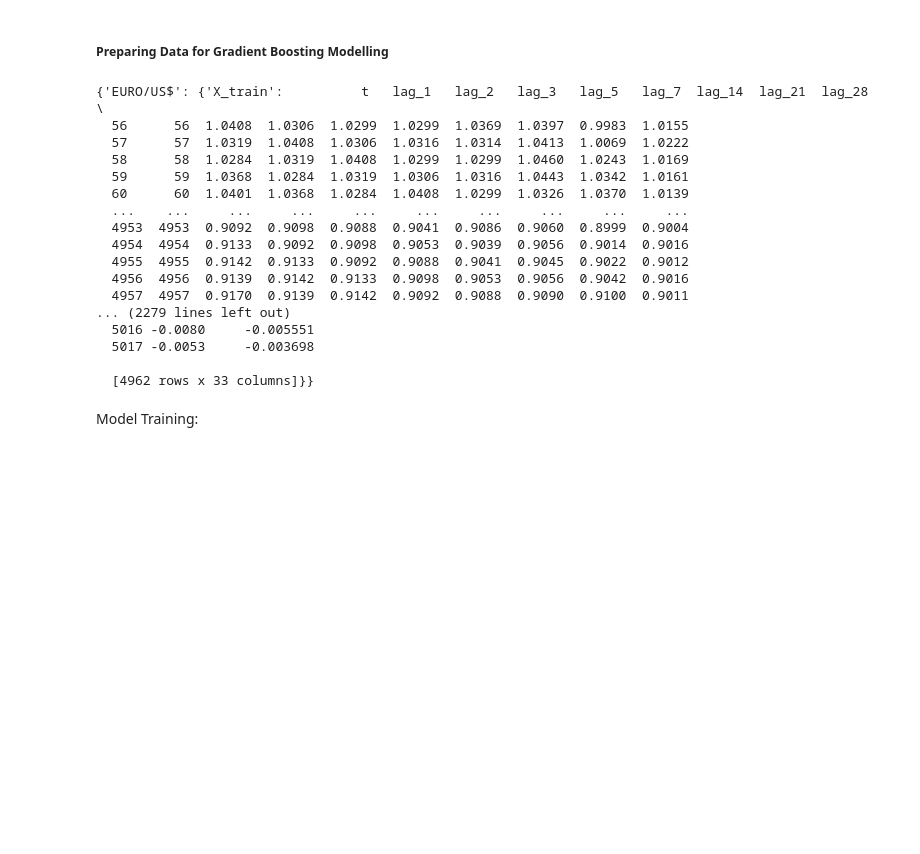
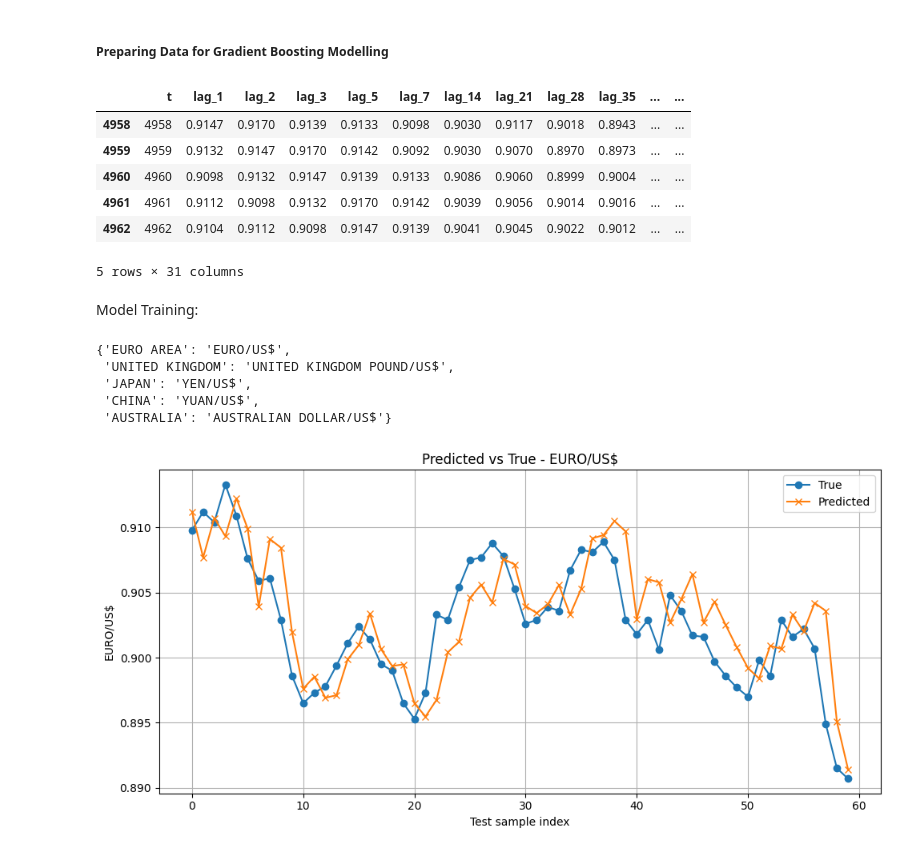
Before and after one commit to cameroncochrane/Forex-Prediction, a Jupyter notebook: 2_analysis_gradient.ipynb, the cells around one changed output. Drawn from its saved outputs; the diff is of its cells as text; code cells hidden in the pictures; blank space fills up the shorter version.

```diff
--- a/2_analysis_gradient.ipynb
+++ b/2_analysis_gradient.ipynb
@@ -200,22 +197,13 @@ def process_all_xgboost(raw_gradient_data):
 # %%
 processed_xgb_data = process_all_xgboost(raw_gradient_data)
 # %%
-processed_xgb_data
+processed_xgb_data['EURO/US$']['X_test'].head()
+# Looks good.
 # %% [output]
+|  | t | lag_1 | lag_2 | lag_3 | lag_5 | lag_7 | lag_14 | lag_21 | lag_28 | lag_35 | ... | ... |
+| 4958 | 4958 | 0.9147 | 0.9170 | 0.9139 | 0.9133 | 0.9098 | 0.9030 | 0.9117 | 0.9018 | 0.8943 | ... | ... |
+| 4959 | 4959 | 0.9132 | 0.9147 | 0.9170 | 0.9142 | 0.9092 | 0.9030 | 0.9070 | 0.8970 | 0.8973 | ... | ... |
+| 4960 | 4960 | 0.9098 | 0.9132 | 0.9147 | 0.9139 | 0.9133 | 0.9086 | 0.9060 | 0.8999 | 0.9004 | ... | ... |
+| 4961 | 4961 | 0.9112 | 0.9098 | 0.9132 | 0.9170 | 0.9142 | 0.9039 | 0.9056 | 0.9014 | 0.9016 | ... | ... |
+| 4962 | 4962 | 0.9104 | 0.9112 | 0.9098 | 0.9147 | 0.9139 | 0.9041 | 0.9045 | 0.9022 | 0.9012 | ... | ... |
-{'EURO/US$': {'X_train':          t   lag_1   lag_2   lag_3   lag_5   lag_7  lag_14  lag_21  lag_28  \
-  56      56  1.0408  1.0306  1.0299  1.0299  1.0369  1.0397  0.9983  1.0155
-  57      57  1.0319  1.0408  1.0306  1.0316  1.0314  1.0413  1.0069  1.0222
-  58      58  1.0284  1.0319  1.0408  1.0299  1.0299  1.0460  1.0243  1.0169
-  59      59  1.0368  1.0284  1.0319  1.0306  1.0316  1.0443  1.0342  1.0161
-  60      60  1.0401  1.0368  1.0284  1.0408  1.0299  1.0326  1.0370  1.0139
-  ...    ...     ...     ...     ...     ...     ...     ...     ...     ...
-  4953  4953  0.9092  0.9098  0.9088  0.9041  0.9086  0.9060  0.8999  0.9004
-  4954  4954  0.9133  0.9092  0.9098  0.9053  0.9039  0.9056  0.9014  0.9016
-  4955  4955  0.9142  0.9133  0.9092  0.9088  0.9041  0.9045  0.9022  0.9012
-  4956  4956  0.9139  0.9142  0.9133  0.9098  0.9053  0.9056  0.9042  0.9016
-  4957  4957  0.9170  0.9139  0.9142  0.9092  0.9088  0.9090  0.9100  0.9011
-... (2279 lines left out)
-  5016 -0.0080     -0.005551
-  5017 -0.0053     -0.003698
-
-  [4962 rows x 33 columns]}}
+5 rows × 31 columns
@@ -234,3 +221,34 @@ test_model = XGBRegressor(
     colsample_bytree=0.8,
     objective="reg:squarederror"
 )
+# %%
+currency_dict
+# %% [output]
+{'EURO AREA': 'EURO/US$',
+ 'UNITED KINGDOM': 'UNITED KINGDOM POUND/US$',
+ 'JAPAN': 'YEN/US$',
+ 'CHINA': 'YUAN/US$',
+ 'AUSTRALIA': 'AUSTRALIAN DOLLAR/US$'}
+# %%
+# Fit the model on the training data
+euro_model = test_model.fit(processed_xgb_data['EURO/US$']['X_train'],processed_xgb_data['EURO/US$']['y_train'])
+# %%
+# Make some predictions
+euro_model_predictions = euro_model.predict(processed_xgb_data['EURO/US$']['X_test'])
+# %%
+import matplotlib.pyplot as plt
+
+
+# Plot true vs predicted
+plt.figure(figsize=(10, 5))
+plt.plot(processed_xgb_data['EURO/US$']['y_test'].reset_index(drop=True), label='True', marker='o')
+plt.plot(pd.Series(euro_model_predictions), label='Predicted', marker='x')
+plt.xlabel('Test sample index')
+plt.ylabel(currency_dict['EURO AREA'])
+plt.title(f'Predicted vs True - {currency_dict['EURO AREA']}')
+plt.legend()
+plt.grid(True)
+plt.tight_layout()
+plt.show()
+# %% [output]
+[figure, added]
```
Also changed, not shown: parts of 9 cells of this notebook.
